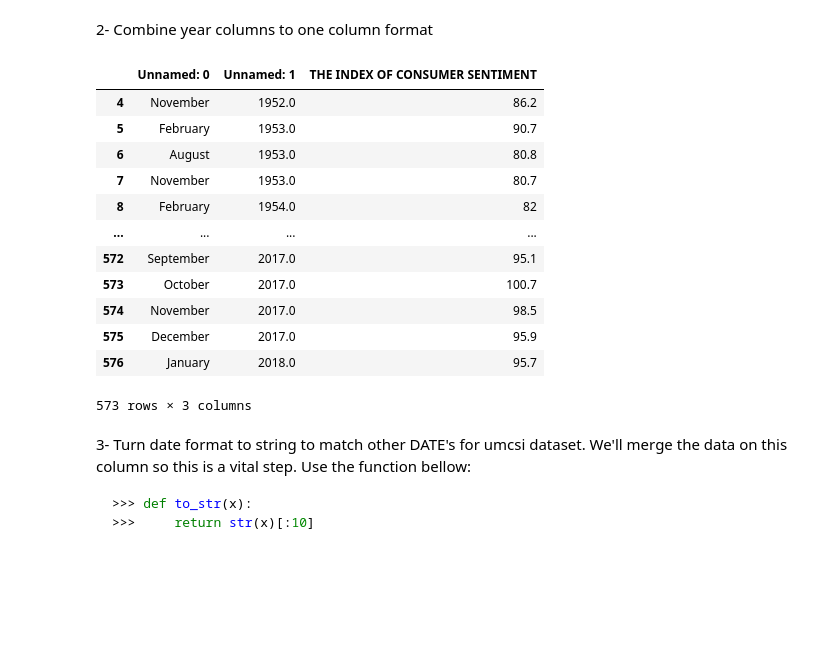
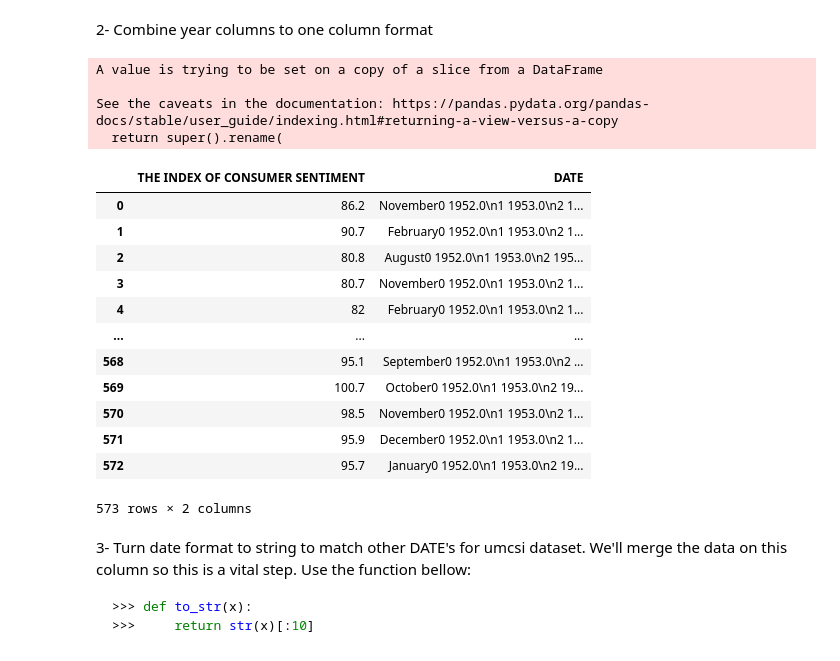
Before and after one commit to aabir-ribouh/python-for-finance, a Jupyter notebook: day_03/assignments/03-pandas-timeseries-assignment.ipynb, the cells around one changed output. Cells and saved outputs as stored; diff of their text form; code cells hidden in the pictures; blank space fills up the shorter version.

```diff
--- a/day_03/assignments/03-pandas-timeseries-assignment.ipynb
+++ b/day_03/assignments/03-pandas-timeseries-assignment.ipynb
@@ -305,21 +307,33 @@ umcsi_df
 2- Combine year columns to one column format
 # %%
 # Your code here
-umcsi_df
+umcsi_df.rename(columns={'Unnamed: 1':'YEAR'}, inplace=True)
 # %% [output]
-|  | Unnamed: 0 | Unnamed: 1 | THE INDEX OF CONSUMER SENTIMENT |
-| 4 | November | 1952.0 | 86.2 |
-| 5 | February | 1953.0 | 90.7 |
-| 6 | August | 1953.0 | 80.8 |
-| 7 | November | 1953.0 | 80.7 |
-| 8 | February | 1954.0 | 82 |
-| ... | ... | ... | ... |
-| 572 | September | 2017.0 | 95.1 |
-| 573 | October | 2017.0 | 100.7 |
-| 574 | November | 2017.0 | 98.5 |
-| 575 | December | 2017.0 | 95.9 |
-| 576 | January | 2018.0 | 95.7 |
-573 rows × 3 columns
+A value is trying to be set on a copy of a slice from a DataFrame
+
+See the caveats in the documentation: https://pandas.pydata.org/pandas-docs/stable/user_guide/indexing.html#returning-a-view-versus-a-copy
+  return super().rename(
+# %%
+umcsi_df = umcsi_df.reset_index()
+# %%
+umcsi_df['DATE'] = umcsi_df['index'] + str(umcsi_df['YEAR'])
+# %%
+umcsi_df = umcsi_df.drop(columns=['index', 'YEAR'])
+umcsi_df
+# %% [output]
+|  | THE INDEX OF CONSUMER SENTIMENT | DATE |
+| 0 | 86.2 | November0 1952.0\n1 1953.0\n2 1... |
+| 1 | 90.7 | February0 1952.0\n1 1953.0\n2 1... |
+| 2 | 80.8 | August0 1952.0\n1 1953.0\n2 195... |
+| 3 | 80.7 | November0 1952.0\n1 1953.0\n2 1... |
+| 4 | 82 | February0 1952.0\n1 1953.0\n2 1... |
+| ... | ... | ... |
+| 568 | 95.1 | September0 1952.0\n1 1953.0\n2 ... |
+| 569 | 100.7 | October0 1952.0\n1 1953.0\n2 19... |
+| 570 | 98.5 | November0 1952.0\n1 1953.0\n2 1... |
+| 571 | 95.9 | December0 1952.0\n1 1953.0\n2 1... |
+| 572 | 95.7 | January0 1952.0\n1 1953.0\n2 19... |
+573 rows × 2 columns
 # %% [markdown]
 3- Turn date format to string to match other DATE's for umcsi dataset. We'll merge the data on this column so this is a vital step. Use the function bellow:
 
```
Also changed, not shown: parts of 10 cells of this notebook, 6 other files.
